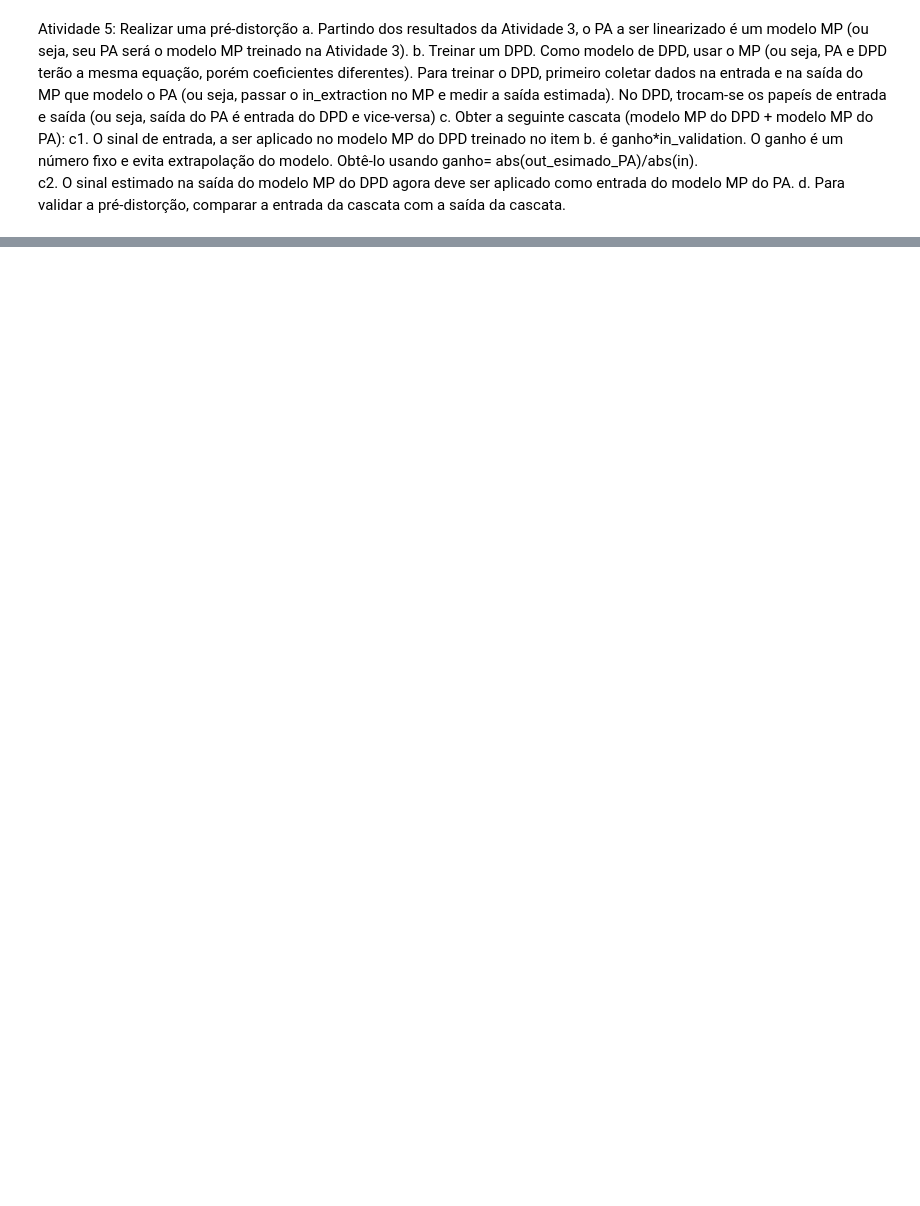
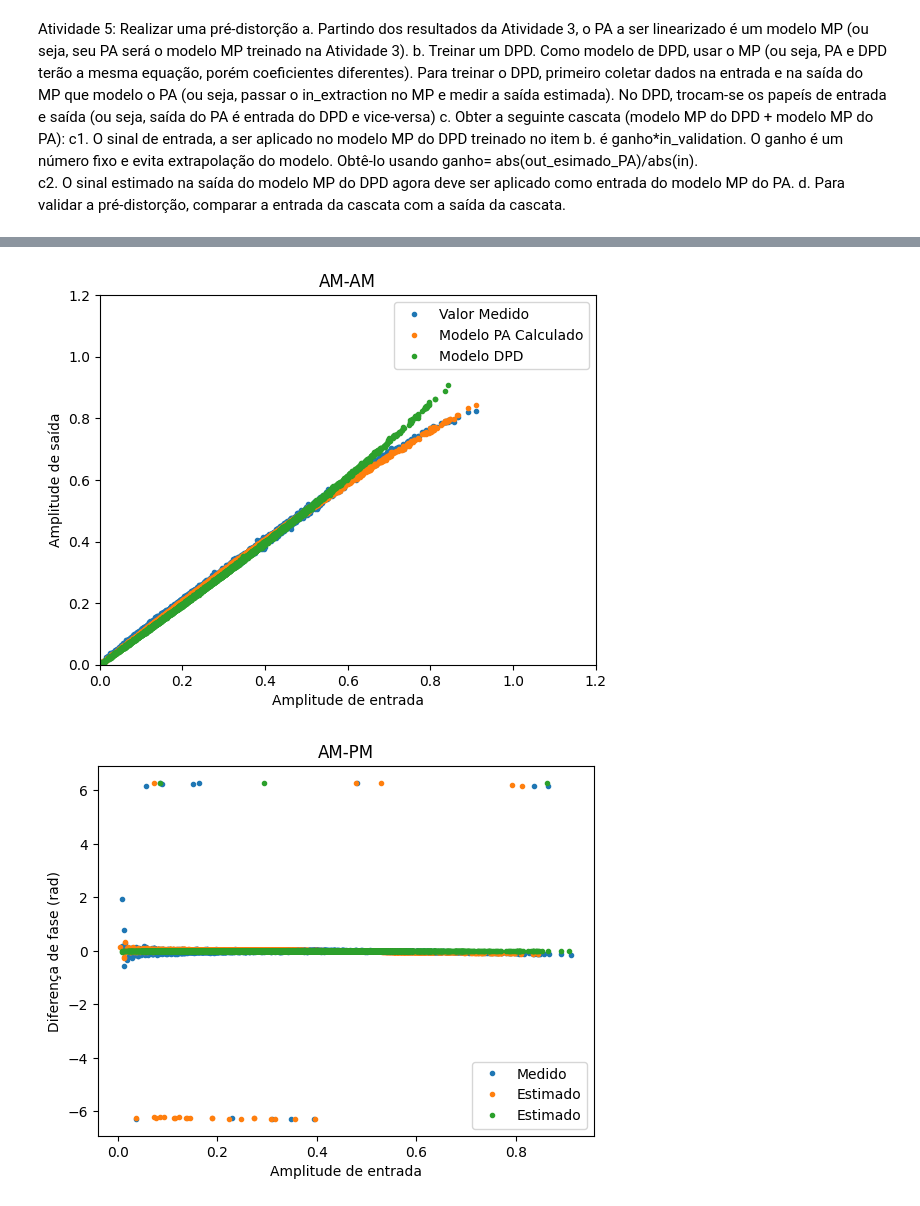
Before and after one commit to Je-Leo-AS/DPD, a Jupyter notebook: Master/M7 Coeficientes vhdl.ipynb, the cells around one changed output, grey strips where cells are left out. Cells and saved outputs as stored; diff of their text form; code cells hidden in the pictures; blank space fills up the shorter version.

```diff
--- a/Master/M7 Coeficientes vhdl.ipynb
+++ b/Master/M7 Coeficientes vhdl.ipynb
@@ -153,36 +181,48 @@ plt.show()
-# %%
-coefficients_norm_pa = extract_coefficients(in_ext_norm, out_ext_norm, M, P)
-
-# calculo dos coeficientes do modelo do PA
-predicted_ext_PA = mp_model(in_ext_norm, coefficients_norm_pa, P, M)
-
-coefficients_norm_DPD = extract_coefficients(predicted_ext_PA, in_ext_norm, M, P)
+# %%
+
+if "coefficients_norm_pa.npy" in os.listdir(OUTPUT_DIR):
+    coefficients_norm_pa = np.load(os.path.join(OUTPUT_DIR, "coefficients_norm_pa.npy"))
+else:
+    coefficients_norm_pa = extract_coefficients(in_ext_norm, out_ext_norm, M, P, bounds=(-1, 1))
+    np.save(os.path.join(OUTPUT_DIR, "coefficients_norm_pa.npy"), coefficients_norm_pa)
+
+# calculo dos coeficientes do modelo do PA
+predicted_ext_PA = mp_model(in_ext_norm, coefficients_norm_pa, P, M)
+
+if "coefficients_norm_DPD.npy" in os.listdir(OUTPUT_DIR):
+    coefficients_norm_DPD = np.load(os.path.join(OUTPUT_DIR, "coefficients_norm_DPD.npy"))
+else:
+    coefficients_norm_DPD = extract_coefficients(predicted_ext_PA, in_ext_norm, M, P, bounds=(-1, 1))
+    np.save(os.path.join(OUTPUT_DIR, "coefficients_norm_DPD.npy"), coefficients_norm_DPD)
 # %%
 # saida estimada da cascata
 predicted_val_PA_norm = mp_model(in_val_norm, coefficients_norm_pa, P, M)
 
 predicted_val_DPD_norm = mp_model(predicted_val_PA_norm, coefficients_norm_DPD, P, M)
 
 # Gráficos AM-AM e AM-PM
 plt.figure()
 plt.plot(np.abs(in_val_norm), np.abs(out_val_norm), '.', label='Valor Medido')
 plt.plot(np.abs(in_val_norm.flatten()), np.abs(predicted_val_PA_norm.flatten()), '.', label='Modelo PA Calculado')
 plt.plot(np.abs(predicted_val_PA_norm.flatten()), np.abs(predicted_val_DPD_norm.flatten()), '.', label='Modelo DPD')
-# plt.xlim([0, 1.5])
-# plt.ylim([0, 1.5])
+plt.xlim([0, 1.2])
+plt.ylim([0, 1.2])
 
 plt.xlabel('Amplitude de entrada')
 plt.ylabel('Amplitude de saída')
 plt.title('AM-AM')
 plt.legend()
 
 plt.figure()
 plt.plot(np.abs(in_val_norm), np.angle(out_val_norm).flatten() - np.angle(in_val_norm).flatten(), '.', label='Medido')
 plt.plot(np.abs(predicted_val_PA_norm), np.angle(predicted_val_PA_norm).flatten() - np.angle(in_val_norm).flatten(), '.', label='Estimado')
-# plt.plot(np.abs(predicted_val_PA[M:]), np.angle(predicted_val_DPD)-np.angle(predicted_val_PA[M:]), '.', label='Estimado')
+plt.plot(np.abs(predicted_val_DPD_norm), np.angle(predicted_val_DPD_norm).flatten() - np.angle(in_val_norm).flatten(), '.', label='Estimado')
 plt.xlabel('Amplitude de entrada')
 plt.ylabel('Diferença de fase (rad)')
 plt.title('AM-PM')
 plt.legend()
 plt.show()
+# %% [output]
+[figure, added]
+[figure, added]
 # %%
```
Also changed, not shown: parts of 18 cells of this notebook, 21 other files.
